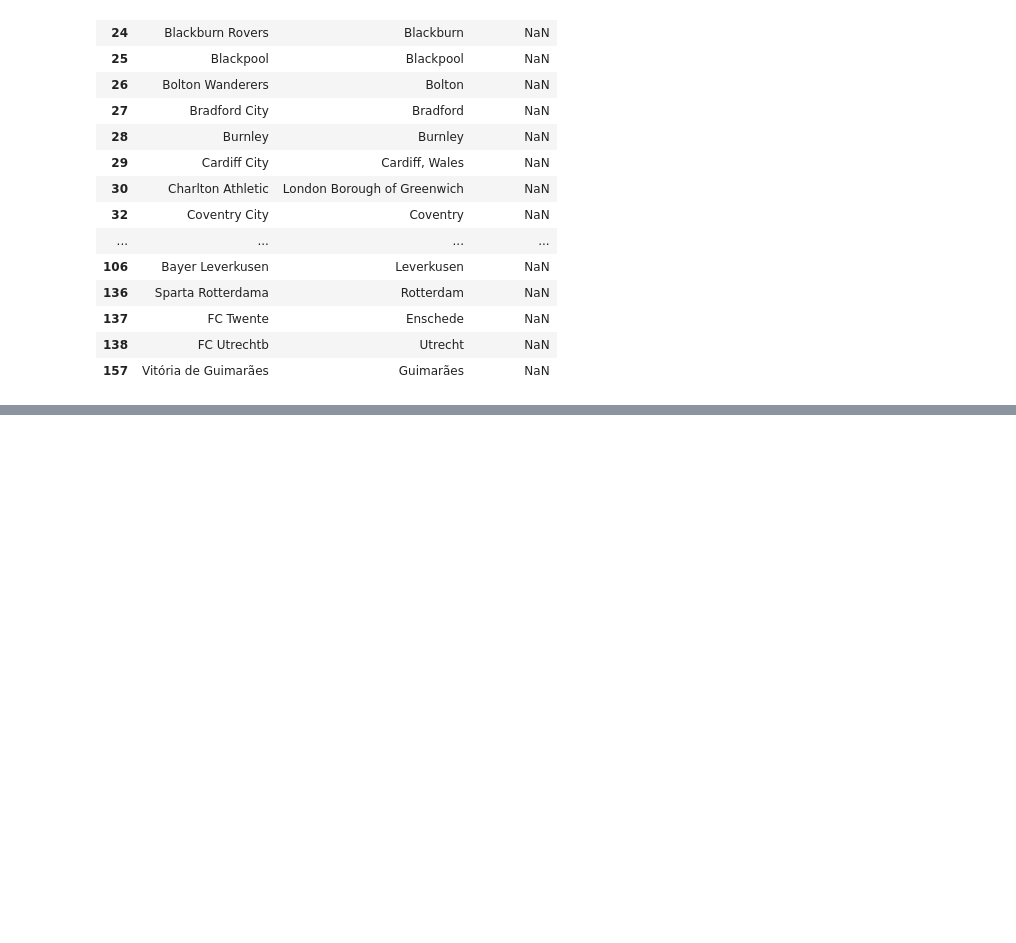
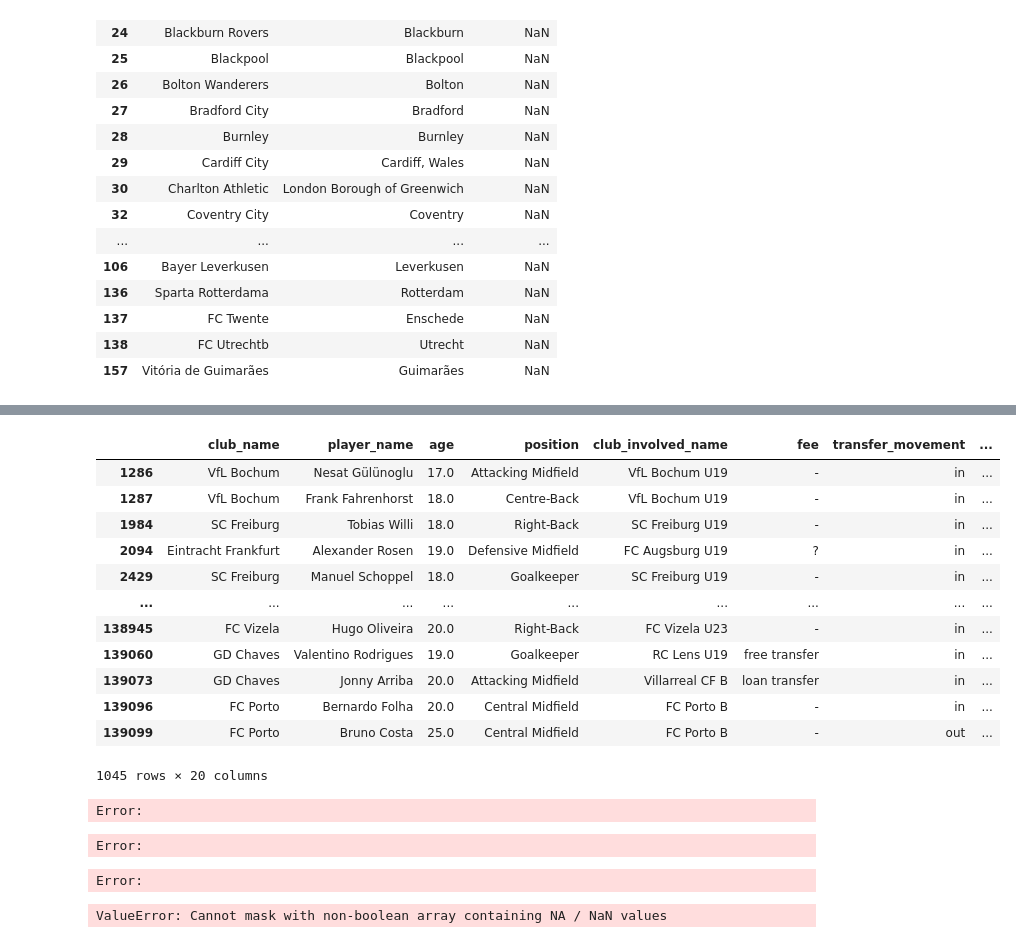
Before and after one commit to ayknes/football_academy_analytics, a Jupyter notebook: preparing_data.ipynb, the cells around one changed output, grey strips where cells are left out. Drawn from its saved outputs; the diff is of its cells as text; code cells hidden in the pictures; blank space fills up the shorter version.

```diff
--- a/preparing_data.ipynb
+++ b/preparing_data.ipynb
@@ -218,0 +306,19 @@ transfers.to_csv('top_ligues_transfer.csv', index=False)
+# %%
+pattern = r'U18|U19|U21|U23|B$|Res\.'  # the regex pattern
+transfers = pd.read_csv('top_ligues_transfer.csv')
+r = transfers[transfers['club_involved_name'].str.contains(pattern)]
+r[(r['location_new'].notnull()) & (r['location_old'].notnull())]
+# %% [output]
+|  | club_name | player_name | age | position | club_involved_name | fee | transfer_movement | ... |
+| 1286 | VfL Bochum | Nesat Gülünoglu | 17.0 | Attacking Midfield | VfL Bochum U19 | - | in | ... |
+| 1287 | VfL Bochum | Frank Fahrenhorst | 18.0 | Centre-Back | VfL Bochum U19 | - | in | ... |
+| 1984 | SC Freiburg | Tobias Willi | 18.0 | Right-Back | SC Freiburg U19 | - | in | ... |
+| 2094 | Eintracht Frankfurt | Alexander Rosen | 19.0 | Defensive Midfield | FC Augsburg U19 | ? | in | ... |
+| 2429 | SC Freiburg | Manuel Schoppel | 18.0 | Goalkeeper | SC Freiburg U19 | - | in | ... |
+| ... | ... | ... | ... | ... | ... | ... | ... | ... |
+| 138945 | FC Vizela | Hugo Oliveira | 20.0 | Right-Back | FC Vizela U23 | - | in | ... |
+| 139060 | GD Chaves | Valentino Rodrigues | 19.0 | Goalkeeper | RC Lens U19 | free transfer | in | ... |
+| 139073 | GD Chaves | Jonny Arriba | 20.0 | Attacking Midfield | Villarreal CF B | loan transfer | in | ... |
+| 139096 | FC Porto | Bernardo Folha | 20.0 | Central Midfield | FC Porto B | - | in | ... |
+| 139099 | FC Porto | Bruno Costa | 25.0 | Central Midfield | FC Porto B | - | out | ... |
+1045 rows × 20 columns
@@ -218,0 +344,31 @@ transfers.to_csv('top_ligues_transfer.csv', index=False)
+# %%
+transfers = pd.read_csv('top_ligues_transfer.csv')
+transfers.drop(columns=['location_old', 'latitude_old', 'longitude_old','location_new', 'latitude_new', 'longitude_new'], inplace=True)
+clubs = pd.read_csv('clubs_ligues_22_23.csv')
+
+# First merge
+transfers = transfers.merge(clubs[['club_name', 'Location', 'latitude', 'longitude']], on='club_name', how='left')
+transfers.rename(columns={'Location': 'location_new', 'latitude': 'latitude_new', 'longitude': 'longitude_new'}, inplace=True)
+
+# Second merge
+transfers = transfers.merge(clubs[['club_name', 'Location', 'latitude', 'longitude']], left_on='base_club_name', right_on='club_name', how='left')
+transfers.rename(columns={'Location': 'location_old', 'latitude': 'latitude_old', 'longitude': 'longitude_old'}, inplace=True)
+
+# Drop the extra 'club_name_y' column
+transfers.drop(columns=['club_name_y'], inplace=True)
+transfers.rename(columns={'club_name_x': 'club_name'}, inplace=True)
+
+transfers.to_csv('top_ligues_transfer.csv', index=False)
+# %% [output]
+Error:
+Error:
+Error:
+# %%
+transfers = pd.read_csv('top_ligues_transfer.csv')
+mask = transfers['club_name'].str.contains('Sporting CP', na=False)
+transfers.loc[mask, 'base_club_name'] = transfers.loc[mask, 'base_club_name'].str.replace('Sporting', 'Sporting CP')
+r=transfers[(transfers['location_old'].isnull()) & (transfers['year'] == 2022)]
+
+transfers[transfers['base_club_name'].str.contains('Sporting')]
+# %% [output]
+ValueError: Cannot mask with non-boolean array containing NA / NaN values
```
Also changed, not shown: parts of 6 cells of this notebook, 3 other files.
